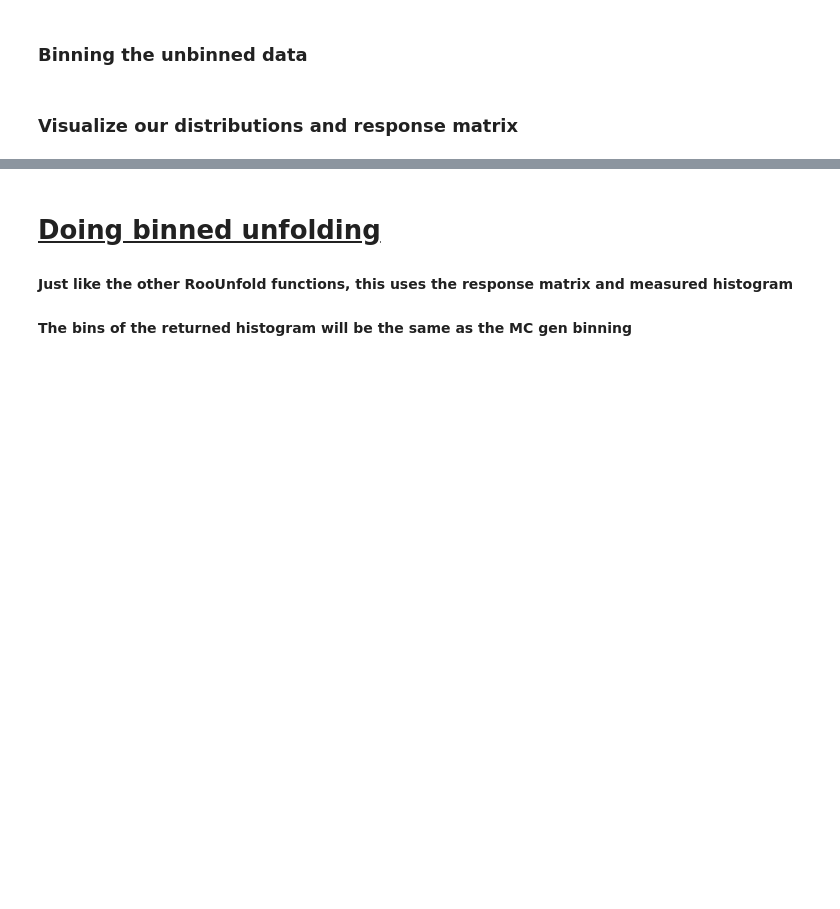
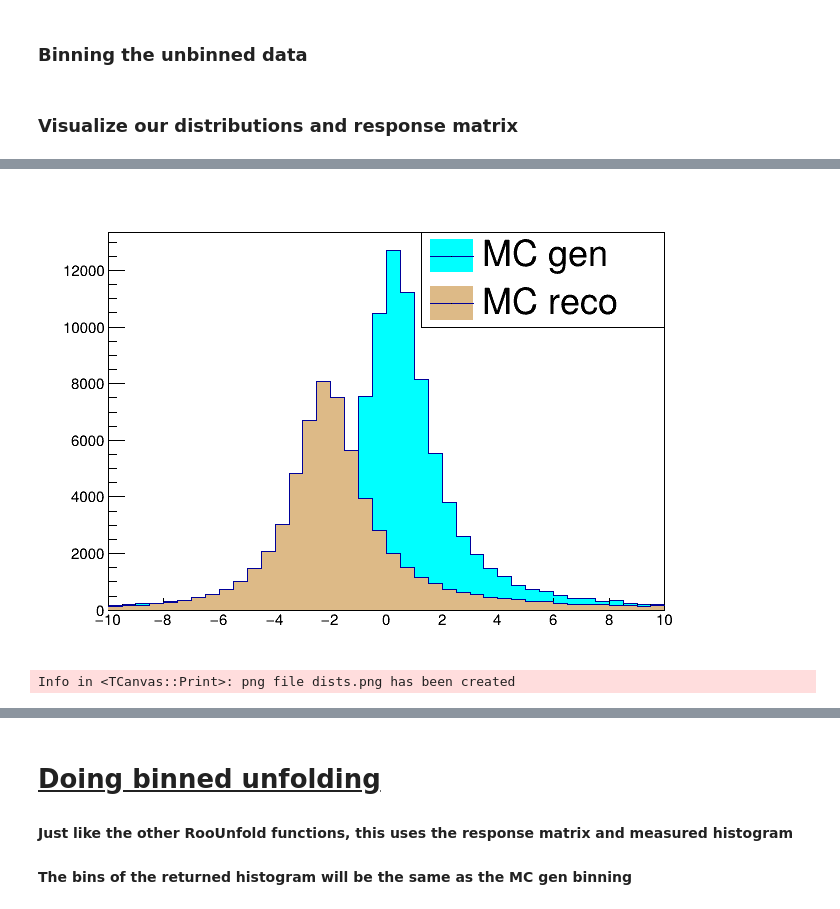
Before and after one commit to rymilton/unbinned_unfolding, a Jupyter notebook: examples/OmniFold_example.ipynb, the cells around one changed output, grey strips where cells are left out. Saved outputs shown, nothing was run; the diff lists cells and outputs as text; code cells hidden in the pictures; blank space fills up the shorter version.

Commit message:
Made canvases into images to render in github

```diff
--- a/examples/OmniFold_example.ipynb
+++ b/examples/OmniFold_example.ipynb
@@ -122,5 +123,6 @@ leg = ROOT.TLegend(.55,0.7,.9,.9)
 leg.AddEntry(MCgen_hist,"MC gen")
 leg.AddEntry(MCreco_hist,"MC reco")
 leg.Draw()
-c.Draw()
+c.SaveAs("dists.png")
+display(Image("dists.png"))
 # %% [output]
@@ -127,0 +129,2 @@ c.Draw()
+[figure, added]
+Info in <TCanvas::Print>: png file dists.png has been created
```
Also changed, not shown: parts of 10 cells of this notebook.
